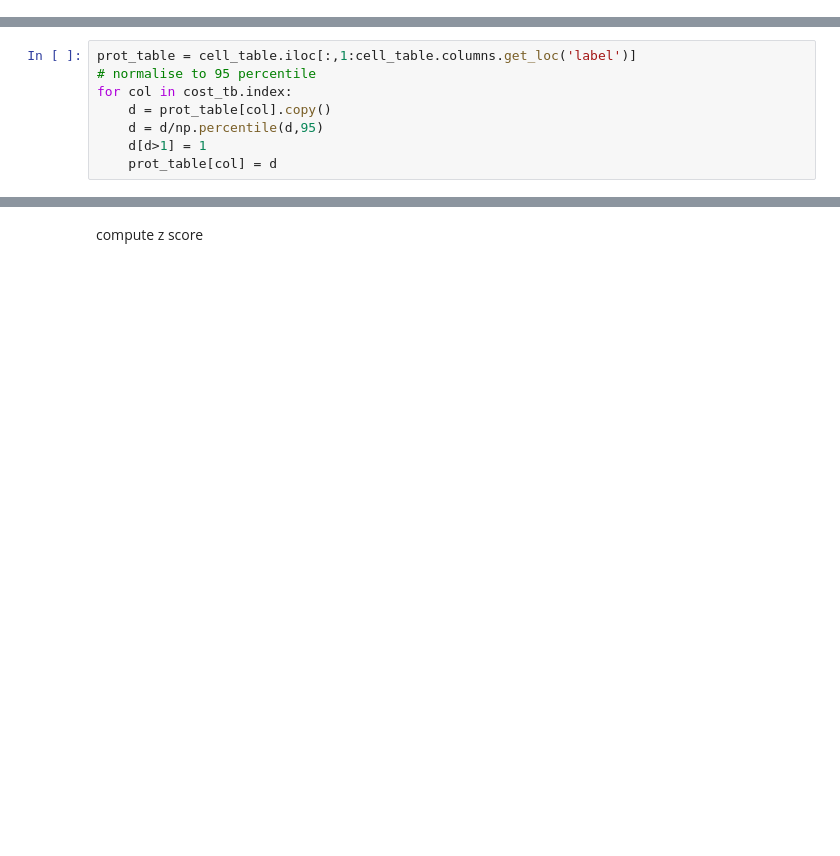
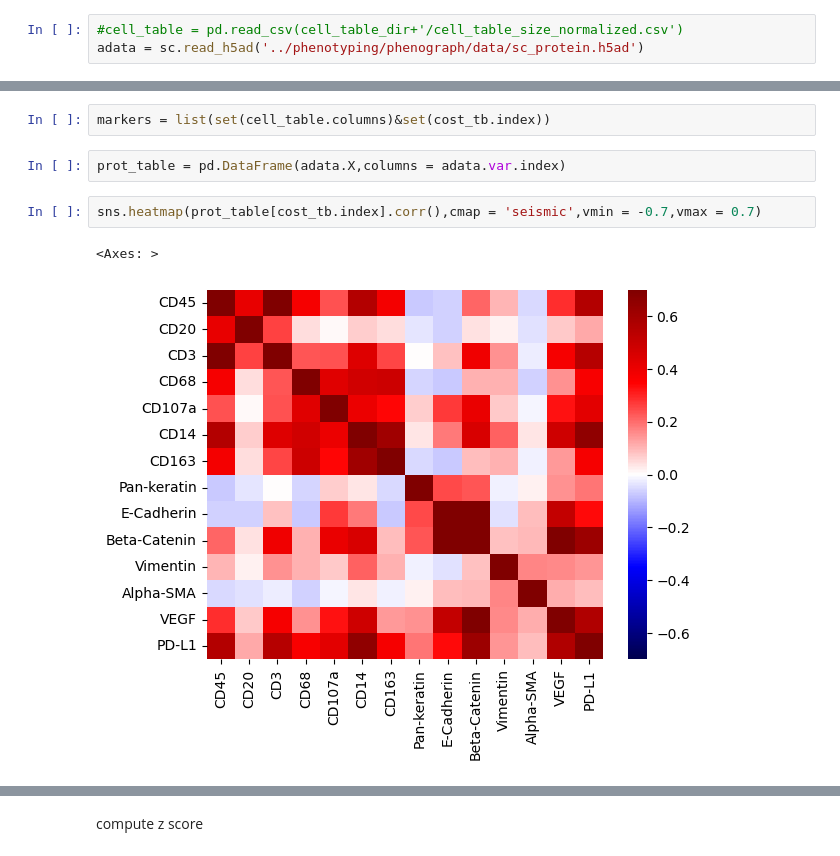
Before and after one commit to Schumacher-group/IMC_TNBC_analysis, a Jupyter notebook: deepcell/cost_segmentation.ipynb, the cells around one changed output, grey strips where cells are left out. Cells and saved outputs as stored; diff of their text form; blank space fills up the shorter version.

Commit message:
phenograph

```diff
--- a/deepcell/cost_segmentation.ipynb
+++ b/deepcell/cost_segmentation.ipynb
@@ -28,4 +30,7 @@ Vimentin       -1
 Alpha-SMA      -1
 VEGF           -1
 Name: Immune, dtype: int64
+# %%
+#cell_table = pd.read_csv(cell_table_dir+'/cell_table_size_normalized.csv')
+adata = sc.read_h5ad('../phenotyping/phenograph/data/sc_protein.h5ad')
 # %%
@@ -38,8 +48,9 @@ cell_table = pd.read_csv(cell_table_dir+'/cell_table_size_normalized.csv')
+# %%
+markers = list(set(cell_table.columns)&set(cost_tb.index))
 # %%
-prot_table = cell_table.iloc[:,1:cell_table.columns.get_loc('label')]
-# normalise to 95 percentile
-for col in cost_tb.index:
-    d = prot_table[col].copy()
-    d = d/np.percentile(d,95)
-    d[d>1] = 1
-    prot_table[col] = d
+prot_table = pd.DataFrame(adata.X,columns = adata.var.index)
+# %%
+sns.heatmap(prot_table[cost_tb.index].corr(),cmap = 'seismic',vmin = -0.7,vmax = 0.7)
+# %% [output]
+<Axes: >
+[figure, added]
```
Also changed, not shown: parts of 25 cells of this notebook, 38 other files.
